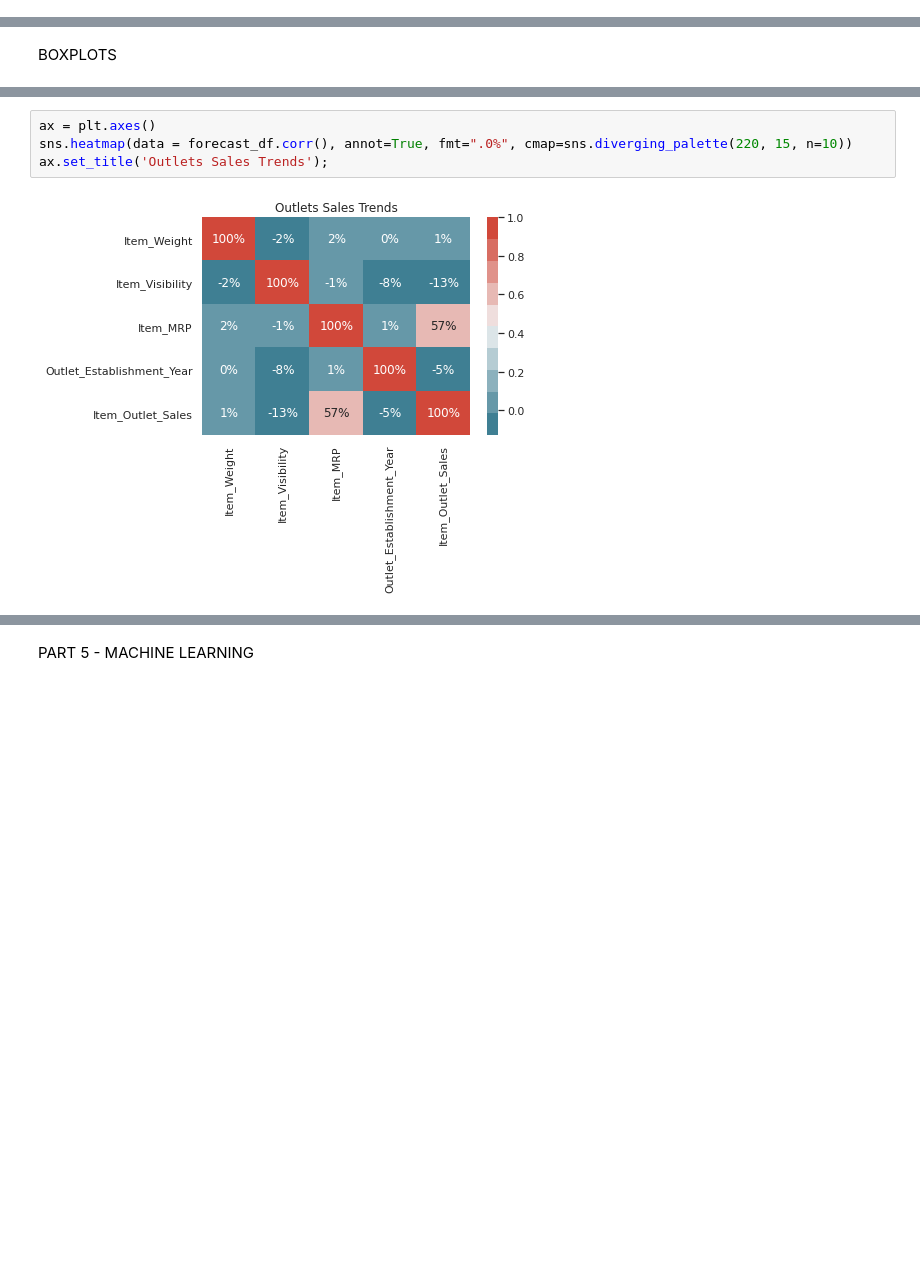
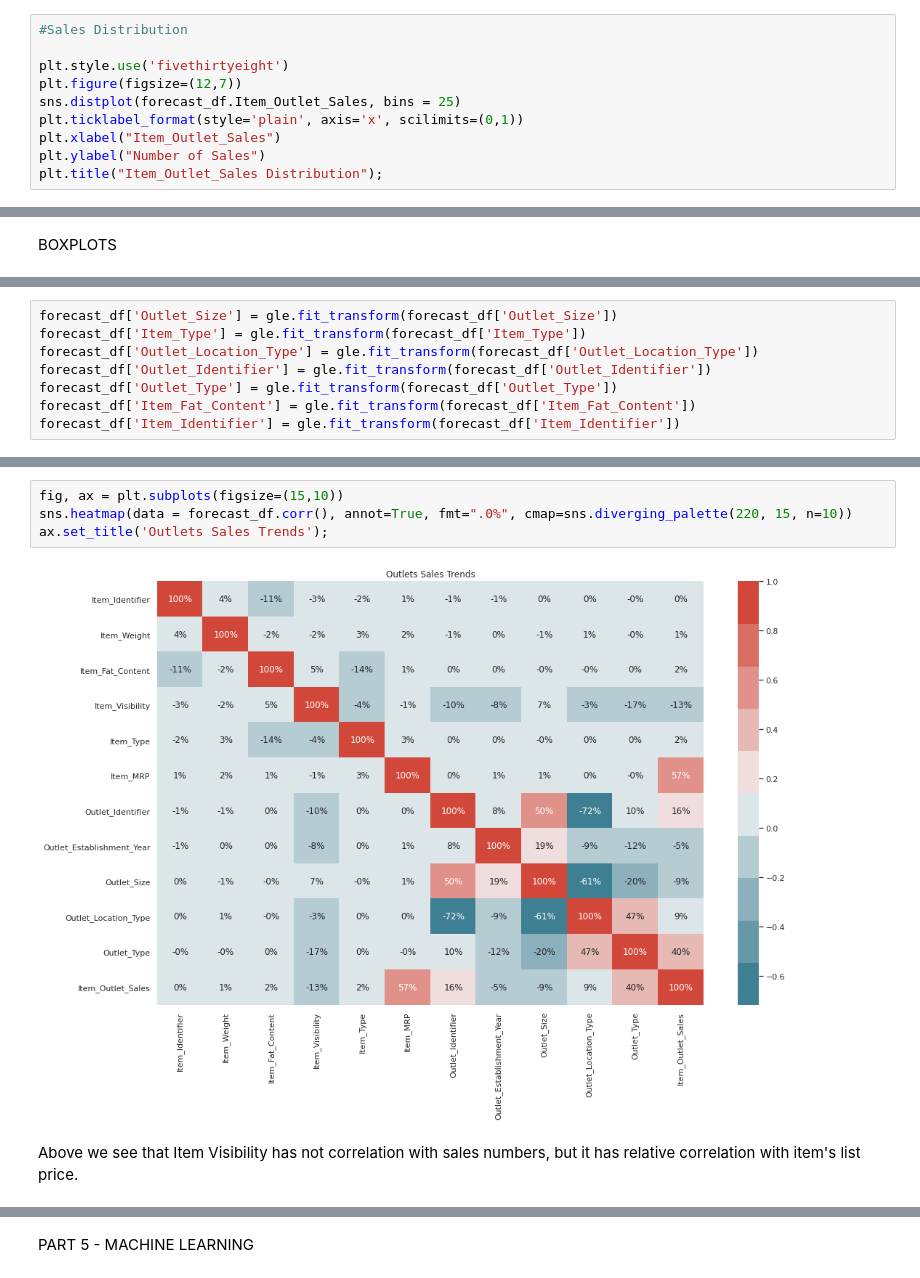
Before and after one commit to GENNYB7/FoodSale_Forecast, a Jupyter notebook: Forecast_FoodSale.ipynb, the cells around one changed output, grey strips where cells are left out. Cells and saved outputs as stored; diff of their text form; blank space fills up the shorter version.

```diff
--- a/Forecast_FoodSale.ipynb
+++ b/Forecast_FoodSale.ipynb
@@ -349,2 +406,12 @@ ItemsVis
 # %% [markdown]
 VISUALIZATIONS
+# %%
+#Sales Distribution
+
+plt.style.use('fivethirtyeight')
+plt.figure(figsize=(12,7))
+sns.distplot(forecast_df.Item_Outlet_Sales, bins = 25)
+plt.ticklabel_format(style='plain', axis='x', scilimits=(0,1))
+plt.xlabel("Item_Outlet_Sales")
+plt.ylabel("Number of Sales")
+plt.title("Item_Outlet_Sales Distribution");
@@ -429 +502,9 @@ HEATMAP
+# %%
+forecast_df['Outlet_Size'] = gle.fit_transform(forecast_df['Outlet_Size'])
+forecast_df['Item_Type'] = gle.fit_transform(forecast_df['Item_Type'])
+forecast_df['Outlet_Location_Type'] = gle.fit_transform(forecast_df['Outlet_Location_Type'])
+forecast_df['Outlet_Identifier'] = gle.fit_transform(forecast_df['Outlet_Identifier'])
+forecast_df['Outlet_Type'] = gle.fit_transform(forecast_df['Outlet_Type'])
+forecast_df['Item_Fat_Content'] = gle.fit_transform(forecast_df['Item_Fat_Content'])
+forecast_df['Item_Identifier'] = gle.fit_transform(forecast_df['Item_Identifier'])
 # %%
@@ -438,6 +558,8 @@ forecast_df.corr()
 # %%
-ax = plt.axes()
+fig, ax = plt.subplots(figsize=(15,10))
 sns.heatmap(data = forecast_df.corr(), annot=True, fmt=".0%", cmap=sns.diverging_palette(220, 15, n=10))
 ax.set_title('Outlets Sales Trends');
 # %% [output]
-[figure, old version]
+[figure, new version]
+# %% [markdown]
+Above we see that Item Visibility has not correlation with sales numbers, but it has relative correlation with item's list price.
```
Also changed, not shown: parts of 76 cells of this notebook.
